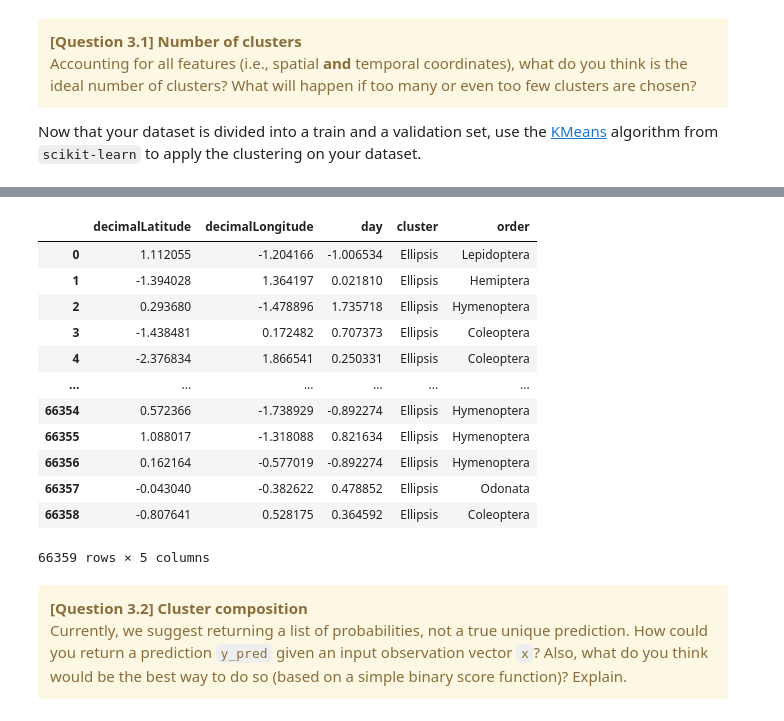
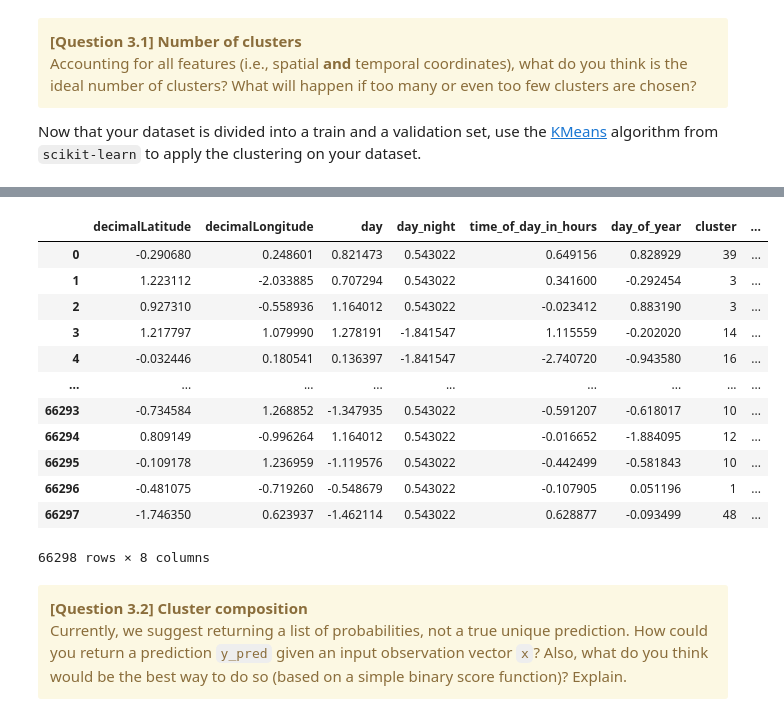
Before and after one commit to Mathis003/LEPL1109-Hackathons, a Jupyter notebook: Hackathon_3/Hackathon03-Clustering_Student.ipynb, the cells around one changed output, grey strips where cells are left out. Cells and saved outputs as stored; diff of their text form; code cells hidden in the pictures.

```diff
--- a/Hackathon_3/Hackathon03-Clustering_Student.ipynb
+++ b/Hackathon_3/Hackathon03-Clustering_Student.ipynb
@@ -561,11 +559,11 @@ for i in range(c_days_of_month.size) :
 try:
     # E.g., get day information (as a number)
     #df["month"] = df["eventDate"].dt.month
-    #df["year"] = df["eventDate"].dt.year
-    #saisons
-    df['season'] = pd.cut(df['eventDate'].dt.month, bins=[0, 3, 6, 9, 12], labels=['Winter', 'Spring', 'Summer', 'Autumn'])
-    #jour/nuit
-    df['day_night'] = df['eventDate'].dt.hour.apply(lambda x: 'Night' if 0 <= x < 6 or 18 <= x < 24 else 'Day')
+    df["year"] = df["eventDate"].dt.year
+    #saisons(0 == Winter; 1 == Spring; 2 == Summer; 3 == Autumn)
+    df['season'] = pd.cut(df['eventDate'].dt.month, bins=[0, 3, 6, 9, 12], labels=['0', '1', '2', '3'])
+    #jour/nuit (0 == Night; 1 == Jour)
+    df['day_night'] = df['eventDate'].dt.hour.apply(lambda x: 0 if 0 <= x < 6 or 18 <= x < 24 else 1)
     df['time_of_day_in_hours'] = df['eventDate'].dt.hour + df['eventDate'].dt.minute/60
     df['day_of_year'] = np.take(c_days_of_month, df['eventDate'].dt.month -1) + df['eventDate'].dt.day
 
@@ -785,8 +800,10 @@ Based on your previous visualizations and choices, reuse the code at the top of
 CELL N°10: REMOVING UNNECESSARY FEATURES
 You can use this cell to drop other features (if any) you consider unnecessary.
 """
-
-features_to_drop = [
+#on supprime year car trop peu d'année
+#on vire day_night car c'est catégorique
+#on vire seasons car c'est catégorique et moins pertinent a utiliser avec des valeurs numerique
+features_to_drop = ['year'
     # Fill the list here or leave empty
 
 
@@ -906,7 +923,7 @@ You can also select all numerical features with:
 # and you should remove this (of set frac=1) when you
 # feel confident about your model
 
-sub_df = df.sample(frac=0.1, random_state=1234)
+sub_df = df.sample(frac=1, random_state=1234)
 
 output = target_taxon
 
@@ -914,13 +931,14 @@ output = target_taxon
 # Start : Student version
 #########################################################################################################
 
-y = df[output]  # target output
-X = df  # input DataFrame, without output column(s)
+y = sub_df[output]  # target output
+X = sub_df  # input DataFrame, without output column(s)
 X.drop(labels=[output], axis=1, inplace=True, errors="ignore")
+print(X.columns)
+print(X['day_night'])
 X = X.select_dtypes(include=np.number) #ONLY KEEP NUMERICAL VALUE
-
+print(X.columns)
 columns = X.columns  # a vector of input feature names, usually `X.columns`
-
 # Standardize the data
 X = preprocessing.scale(X)  # do some standardization
 
@@ -1042,13 +1090,12 @@ Use KMeans to group your data into k clusters
 """
 
 k = 50  # initial value, you can replace it by whatever you prefer
-
 #########################################################################################################
 # Start : Student version
 #########################################################################################################
 
-kmeans = ...
-cluster_y_train = ...  # predict the cluster index for each sample of X_train
+kmeans = KMeans(n_clusters=k)
+cluster_y_train = kmeans.fit_predict(X_train)  # predict the cluster index for each sample of X_train
 
 #########################################################################################################
 # End : Student version
@@ -1064,16 +1112,16 @@ X_train_df
-|  | decimalLatitude | decimalLongitude | day | cluster | order |
-| 0 | 1.112055 | -1.204166 | -1.006534 | Ellipsis | Lepidoptera |
-| 1 | -1.394028 | 1.364197 | 0.021810 | Ellipsis | Hemiptera |
-| 2 | 0.293680 | -1.478896 | 1.735718 | Ellipsis | Hymenoptera |
-| 3 | -1.438481 | 0.172482 | 0.707373 | Ellipsis | Coleoptera |
-| 4 | -2.376834 | 1.866541 | 0.250331 | Ellipsis | Coleoptera |
-| ... | ... | ... | ... | ... | ... |
-| 66354 | 0.572366 | -1.738929 | -0.892274 | Ellipsis | Hymenoptera |
-| 66355 | 1.088017 | -1.318088 | 0.821634 | Ellipsis | Hymenoptera |
-| 66356 | 0.162164 | -0.577019 | -0.892274 | Ellipsis | Hymenoptera |
-| 66357 | -0.043040 | -0.382622 | 0.478852 | Ellipsis | Odonata |
-| 66358 | -0.807641 | 0.528175 | 0.364592 | Ellipsis | Coleoptera |
+|  | decimalLatitude | decimalLongitude | day | day_night | time_of_day_in_hours | day_of_year | cluster | ... |
+| 0 | -0.290680 | 0.248601 | 0.821473 | 0.543022 | 0.649156 | 0.828929 | 39 | ... |
+| 1 | 1.223112 | -2.033885 | 0.707294 | 0.543022 | 0.341600 | -0.292454 | 3 | ... |
+| 2 | 0.927310 | -0.558936 | 1.164012 | 0.543022 | -0.023412 | 0.883190 | 3 | ... |
+| 3 | 1.217797 | 1.079990 | 1.278191 | -1.841547 | 1.115559 | -0.202020 | 14 | ... |
+| 4 | -0.032446 | 0.180541 | 0.136397 | -1.841547 | -2.740720 | -0.943580 | 16 | ... |
+| ... | ... | ... | ... | ... | ... | ... | ... | ... |
+| 66293 | -0.734584 | 1.268852 | -1.347935 | 0.543022 | -0.591207 | -0.618017 | 10 | ... |
+| 66294 | 0.809149 | -0.996264 | 1.164012 | 0.543022 | -0.016652 | -1.884095 | 12 | ... |
+| 66295 | -0.109178 | 1.236959 | -1.119576 | 0.543022 | -0.442499 | -0.581843 | 10 | ... |
+| 66296 | -0.481075 | -0.719260 | -0.548679 | 0.543022 | -0.107905 | 0.051196 | 1 | ... |
+| 66297 | -1.746350 | 0.623937 | -1.462114 | 0.543022 | 0.628877 | -0.093499 | 48 | ... |
-66359 rows × 5 columns
+66298 rows × 8 columns
 # %% [markdown]
 <div class="alert alert-warning">
 <b>[Question 3.2] Cluster composition </b>  <br>
```
Also changed, not shown: parts of 16 cells of this notebook.
